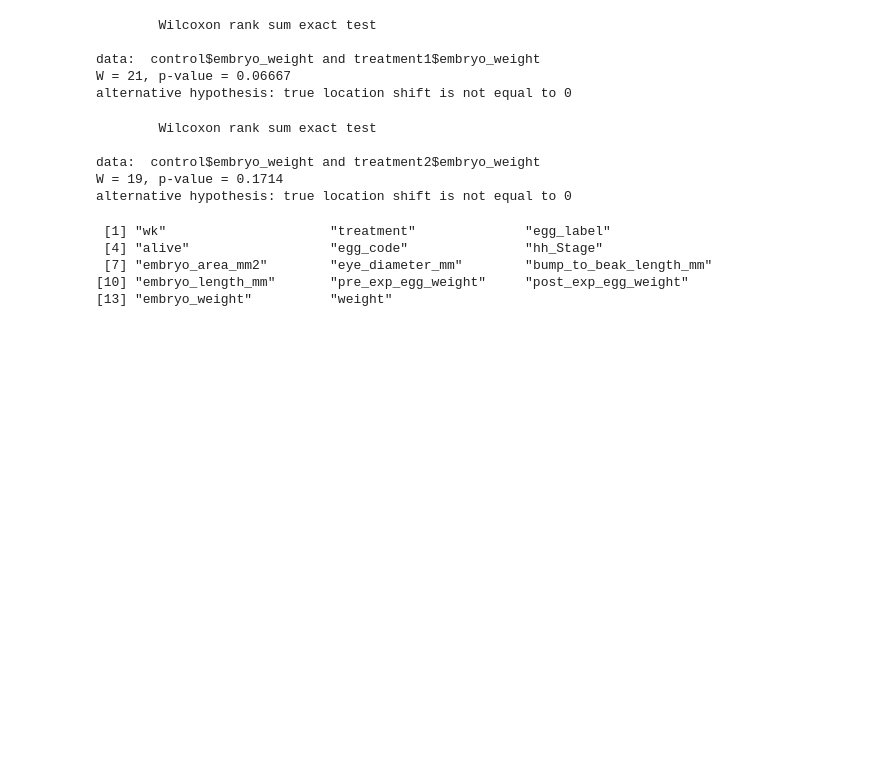
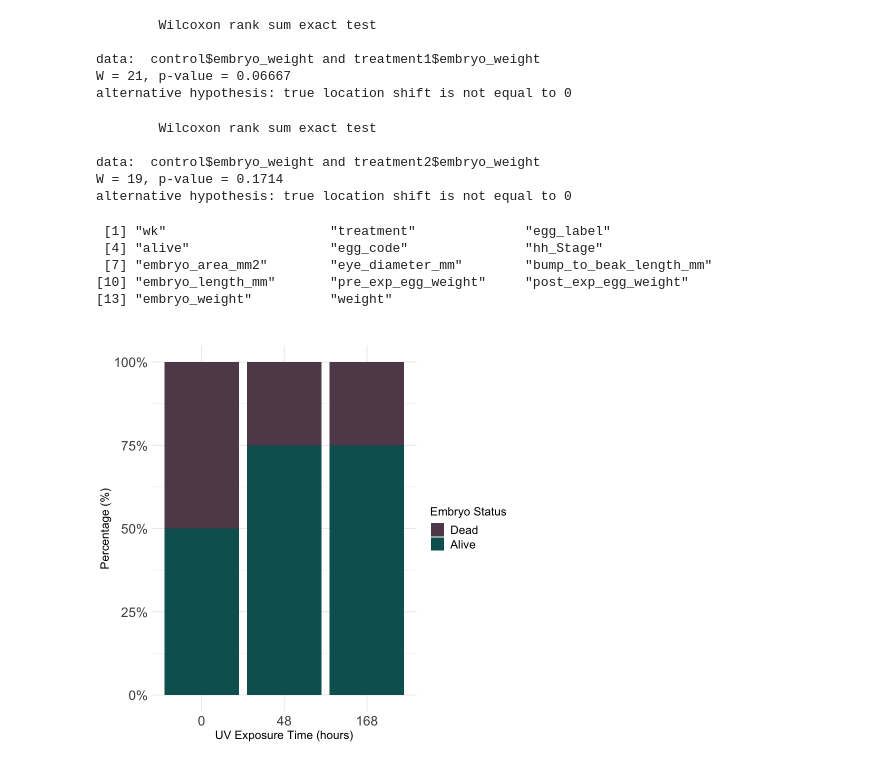
Before and after one commit to redradman/BIOL331_hypothesis_testing, a Jupyter notebook: Analysis.ipynb, the cells around one changed output. Cells and saved outputs as stored; diff of their text form; code cells hidden in the pictures; blank space fills up the shorter version.

```diff
--- a/Analysis.ipynb
+++ b/Analysis.ipynb
@@ -1253,0 +1238,17 @@ colnames(data)
+# %%
+# data$alive <- factor(data$alive, levels = c(0, 1), labels = c("Dead", "Alive"))
+
+ggplot(data, aes(x=factor(treatment), fill=alive)) +
+    geom_bar(position = "fill", stat = "count") +
+  scale_y_continuous(labels = scales::percent_format(scale = 100)) +
+    labs(x = "UV Exposure Time (hours)", y = "Percentage (%)", fill = "Status",
+         title = "") +
+scale_fill_manual(values = c("Alive" = col_green, "Dead" = col_eggplant), name = "Embryo Status") +
+    theme_minimal() + theme(axis.title.x = element_text(size = 14),   # X-axis label
+        axis.title.y = element_text(size = 14),   # Y-axis label
+        axis.text.x = element_text(size = 16),    # X-axis ticks
+        axis.text.y = element_text(size = 16),    # Y-axis ticks
+        legend.title = element_text(size = 14),
+        legend.text = element_text(size = 14)                   )
+# %% [output]
+[figure, added]
```
Also changed, not shown: parts of 4 cells of this notebook, 2 other files.
